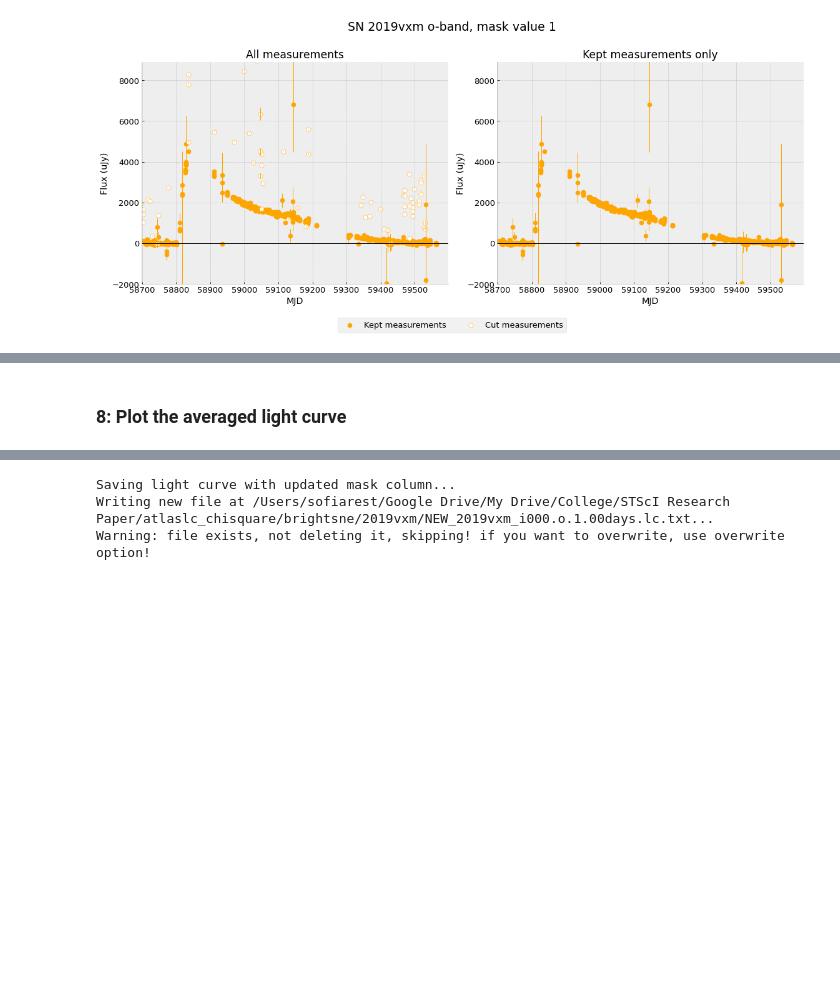
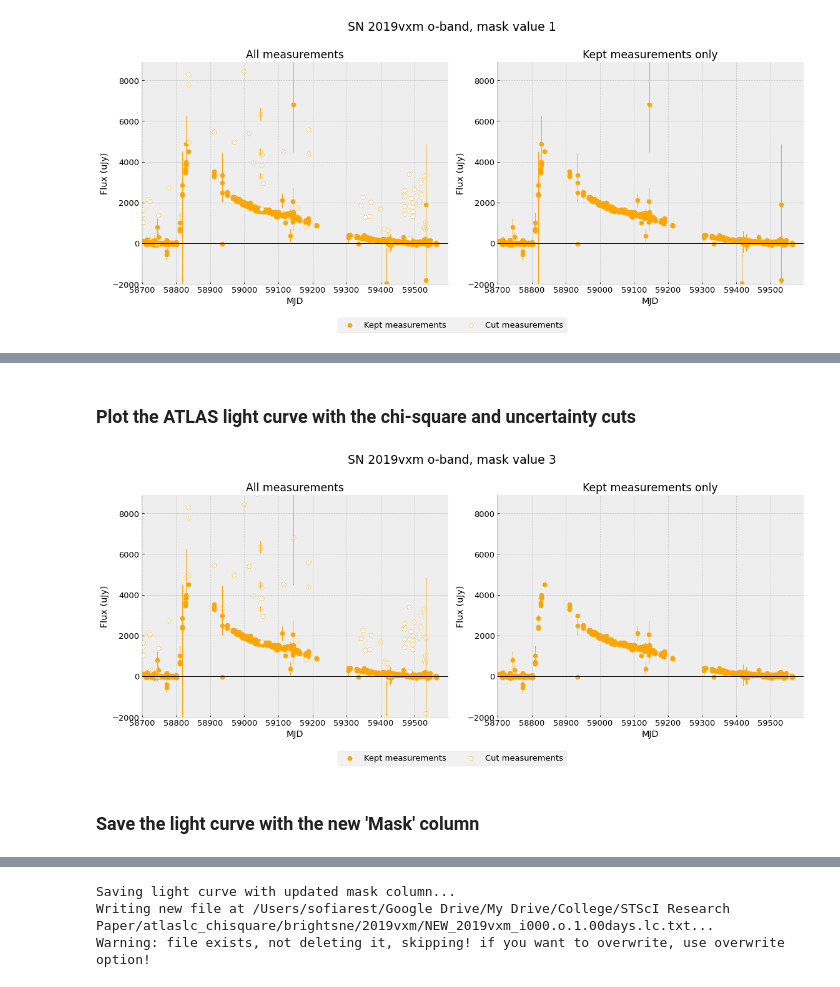
Before and after one commit to srest2021/atclean, a Jupyter notebook: chisquarecut_averaging.ipynb, the cells around one changed output, grey strips where cells are left out. Drawn from its saved outputs; the diff is of its cells as text; code cells hidden in the pictures; blank space fills up the shorter version.

```diff
--- a/chisquarecut_averaging.ipynb
+++ b/chisquarecut_averaging.ipynb
@@ -1135,8 +1002,16 @@ Dropping extra columns:  ['__tmp_SN']
 # %% [markdown]
-### 8: Plot the averaged light curve
+### Plot the ATLAS light curve with the chi-square and uncertainty cuts
 # %%
 # Optionally, manually enter the plot's x and y limits:
 xlim_lower = None
 xlim_upper = None
 ylim_lower = None
 ylim_upper = None
+# %%
+# plot the light curve
+
+plot_cut_lc('lc', flag_uncertainty|flag_chisquare, xlim_lower=xlim_lower, xlim_upper=xlim_upper, ylim_lower=ylim_lower, ylim_upper=ylim_upper)
+# %% [output]
+[figure, added]
+# %% [markdown]
+### Save the light curve with the new 'Mask' column
```
Also changed, not shown: parts of 30 cells of this notebook.
